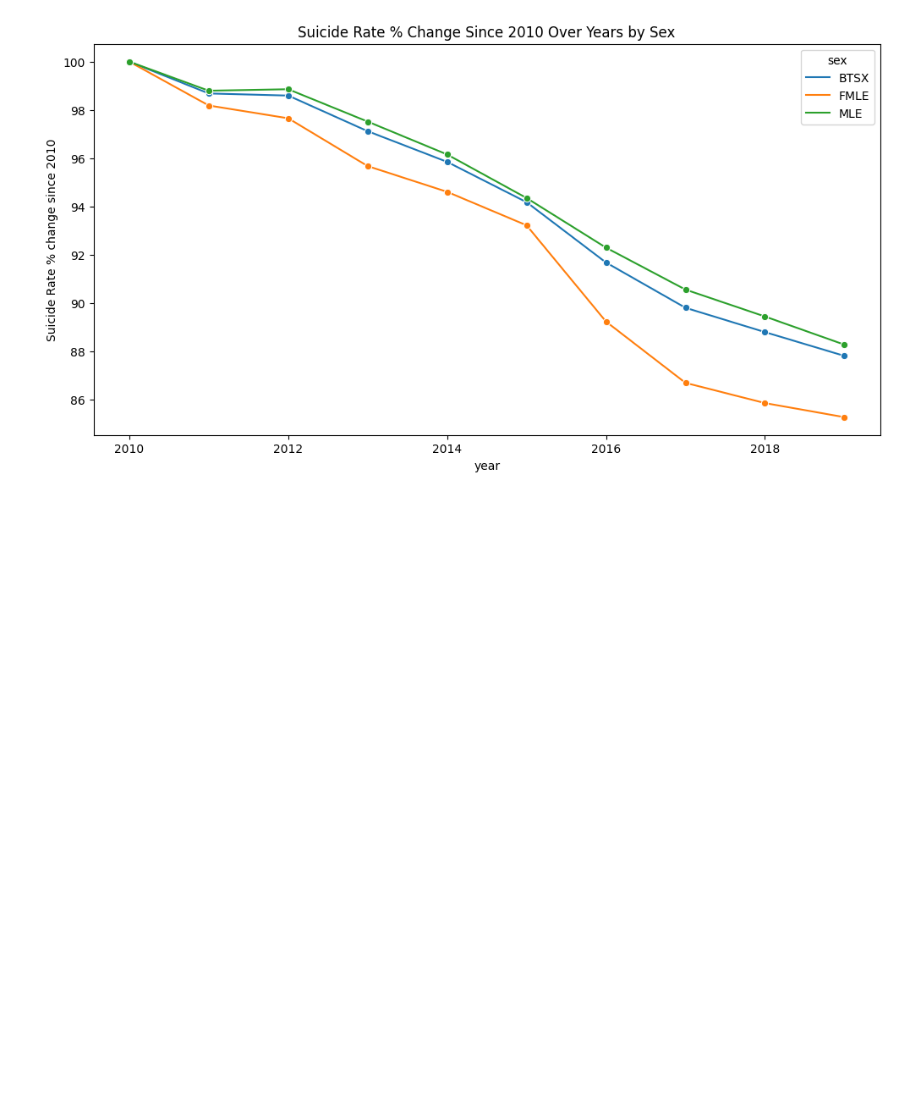
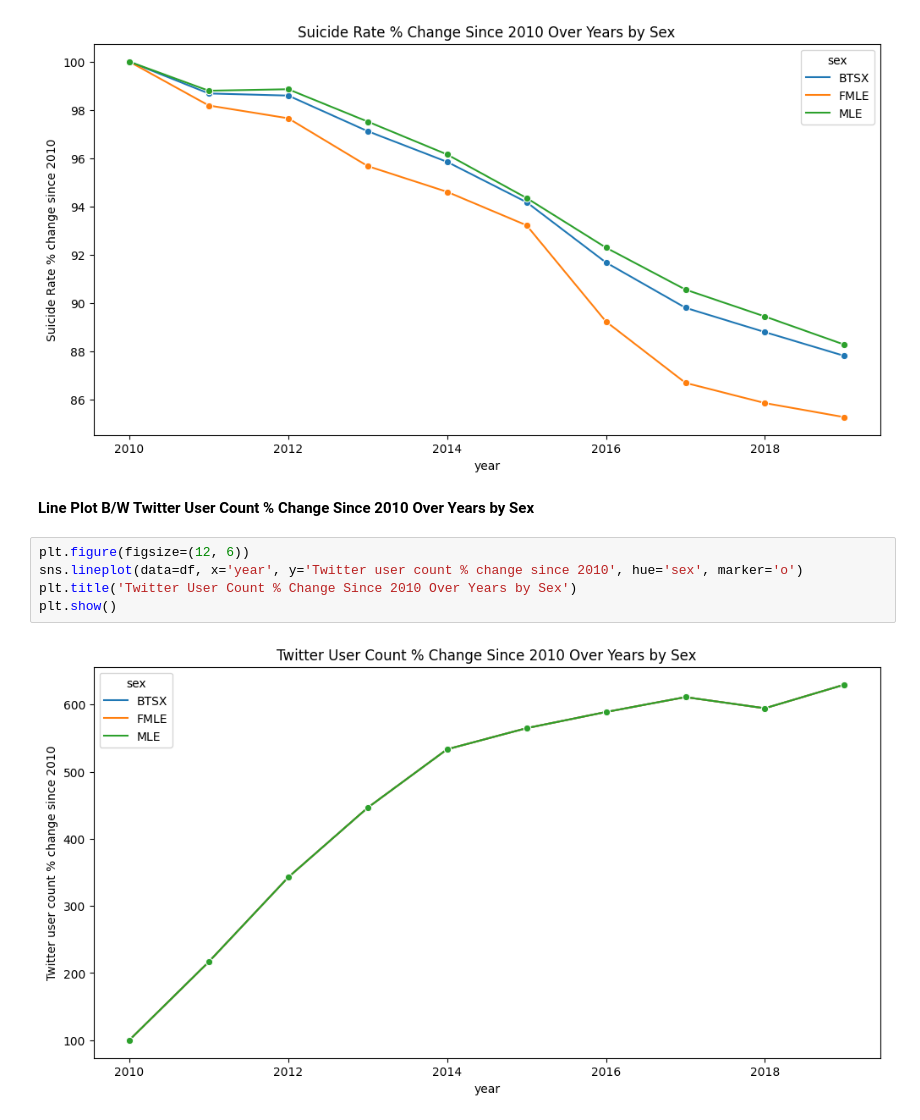
Before and after one commit to kumawatmanish05/Social-Media-Impact-On-Suicide-rates, a Jupyter notebook: social-media-s-impact-on-suicide-rates.ipynb, the cells around one changed output. Cells and saved outputs as stored; diff of their text form; blank space fills up the shorter version.

```diff
--- a/social-media-s-impact-on-suicide-rates.ipynb
+++ b/social-media-s-impact-on-suicide-rates.ipynb
@@ -66,3 +66,12 @@ plt.title('Suicide Rate % Change Since 2010 Over Years by Sex')
 plt.show()
 # %% [output]
 [figure]
+# %% [markdown]
+**Line Plot B/W Twitter User Count % Change Since 2010 Over Years by Sex**
+# %%
+plt.figure(figsize=(12, 6))
+sns.lineplot(data=df, x='year', y='Twitter user count % change since 2010', hue='sex', marker='o')
+plt.title('Twitter User Count % Change Since 2010 Over Years by Sex')
+plt.show()
+# %% [output]
+[figure, added]
```
Also changed, not shown: parts of 9 cells of this notebook.
